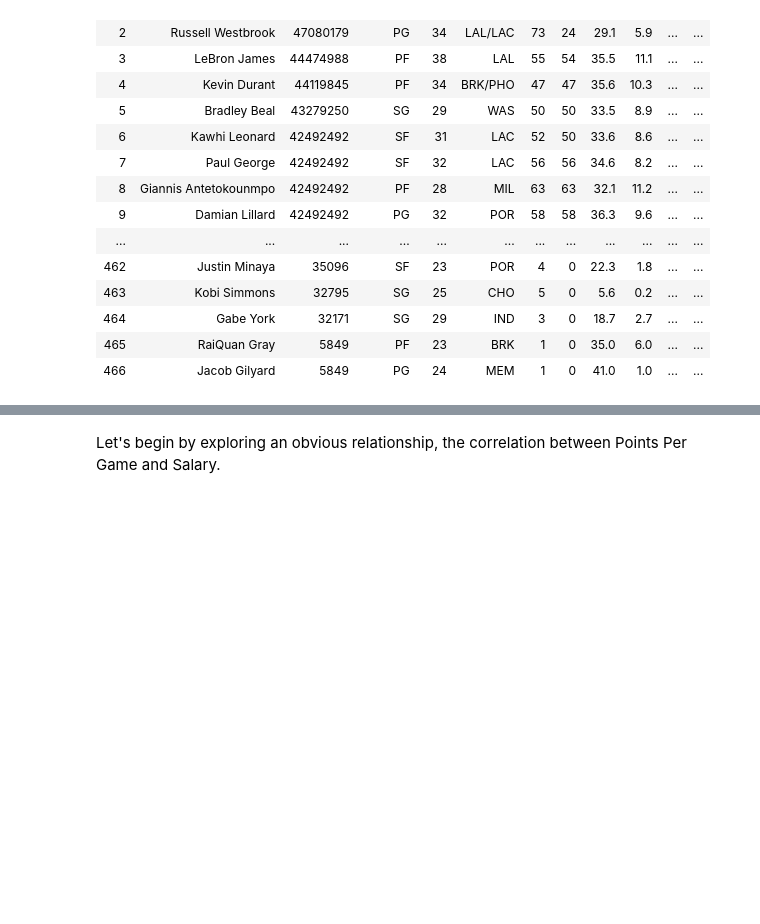
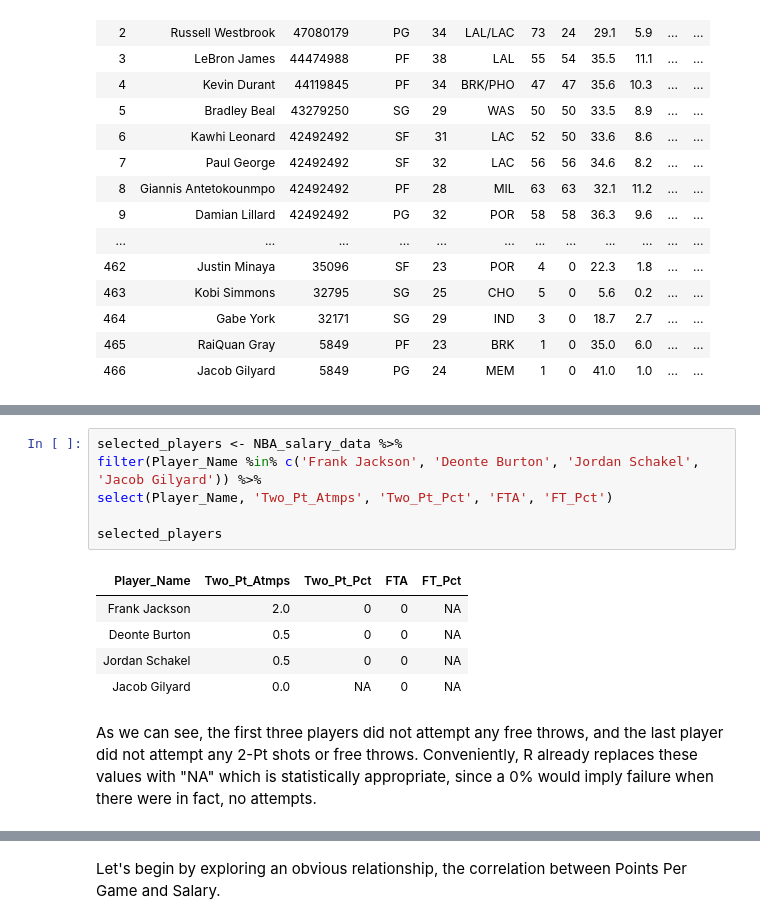
Before and after one commit to jhcrowley/DCSI-100-Group-33, a Jupyter notebook: DSCI_Final_Project_V1.ipynb, the cells around one changed output, grey strips where cells are left out. Saved outputs shown, nothing was run; the diff lists cells and outputs as text; blank space fills up the shorter version.

```diff
--- a/DSCI_Final_Project_V1.ipynb
+++ b/DSCI_Final_Project_V1.ipynb
@@ -57,0 +189,14 @@ NBA_salary_data
+# %%
+selected_players <- NBA_salary_data %>%
+filter(Player_Name %in% c('Frank Jackson', 'Deonte Burton', 'Jordan Schakel', 'Jacob Gilyard')) %>%
+select(Player_Name, 'Two_Pt_Atmps', 'Two_Pt_Pct', 'FTA', 'FT_Pct')
+
+selected_players
+# %% [output]
+| Player_Name | Two_Pt_Atmps | Two_Pt_Pct | FTA | FT_Pct |
+| Frank Jackson | 2.0 | 0 | 0 | NA |
+| Deonte Burton | 0.5 | 0 | 0 | NA |
+| Jordan Schakel | 0.5 | 0 | 0 | NA |
+| Jacob Gilyard | 0.0 | NA | 0 | NA |
+# %% [markdown]
+As we can see, the first three players did not attempt any free throws, and the last player did not attempt any 2-Pt shots or free throws. Conveniently, R already replaces these values with "NA" which is statistically appropriate, since a 0% would imply failure when there were in fact, no attempts.
```
Also changed, not shown: parts of 23 cells of this notebook.
